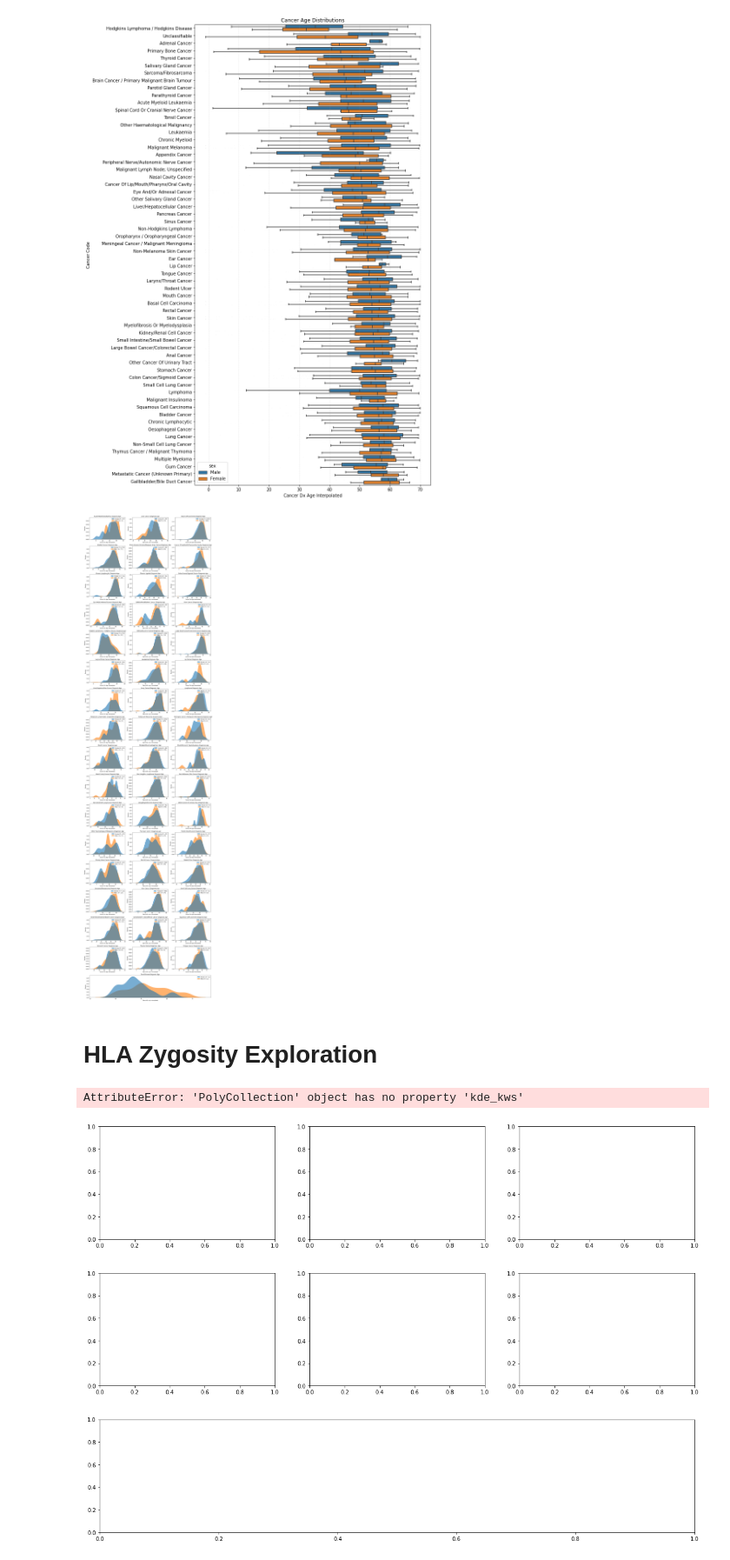
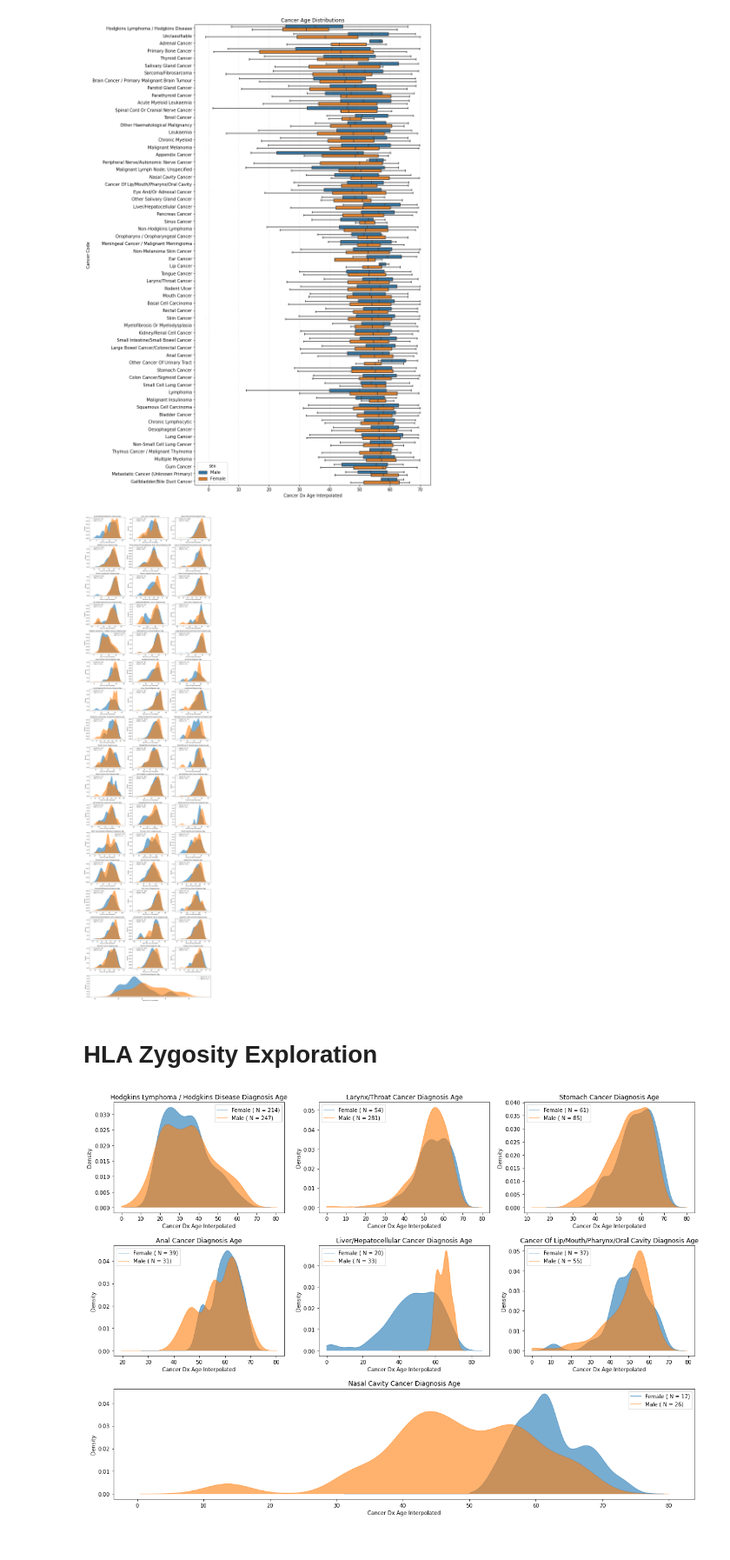
Before and after one commit to cole-khamnei/HLA_genotyping_associations, a Jupyter notebook: notebooks/cancer_code_EDA.ipynb, the cells around one changed output. Shown at 87% size. Cells and saved outputs as stored; diff of their text form; code cells hidden in the pictures.

Commit message:
added fft shaded plots to save those sweet sweet seconds

```diff
--- a/notebooks/cancer_code_EDA.ipynb
+++ b/notebooks/cancer_code_EDA.ipynb
@@ -149,11 +156,11 @@ fig, axes = create_subplot(len(plot_cancer_types), ncols=3, height_per=3)
 
 for ax, cancer_code in zip(axes, plot_cancer_types):
     data = cancer_data.query(f"cancer_code == '{cancer_code}'")
-    kde_plot(data=data, x=x, hue=hue, ax=ax, bw_method=.3)
+    kde_plot(data=data, x=x, hue=hue, ax=ax, bw=.3)
     add_plt_labels(ax, x=x, y=y)
     ax.set_title(f"{cancer_code.title()} Diagnosis Age")
 # %% [output]
-[figure, old version]
+[figure, new version]
 # %% [markdown]
 # HLA Zygosity Exploration
 # %%
@@ -166,14 +173,13 @@ viral_cancer_types = [
 # %%
 x, y, hue = "cancer_dx_age_interpolated", "density", "sex"
 
 
 fig, axes = create_subplot(len(viral_cancer_types), ncols=3, height_per=3)
 
 for ax, cancer_code in zip(axes, viral_cancer_types):
     data = cancer_data.query(f"cancer_code == '{cancer_code}'")
-    kde_plot(data=data, x=x, hue=hue, ax=ax, bw_method=.3, kde_kws={'clip': (0.0, None)})
+    kde_plot(data=data, x=x, hue=hue, ax=ax, bw=.3, clip=[0, None])
     add_plt_labels(ax, x=x, y=y)
     ax.set_title(f"{cancer_code.title()} Diagnosis Age")
 # %% [output]
-AttributeError: 'PolyCollection' object has no property 'kde_kws'
-[figure, old version]
+[figure, new version]
```
Also changed, not shown: parts of 2 cells of this notebook, 5 other files.
